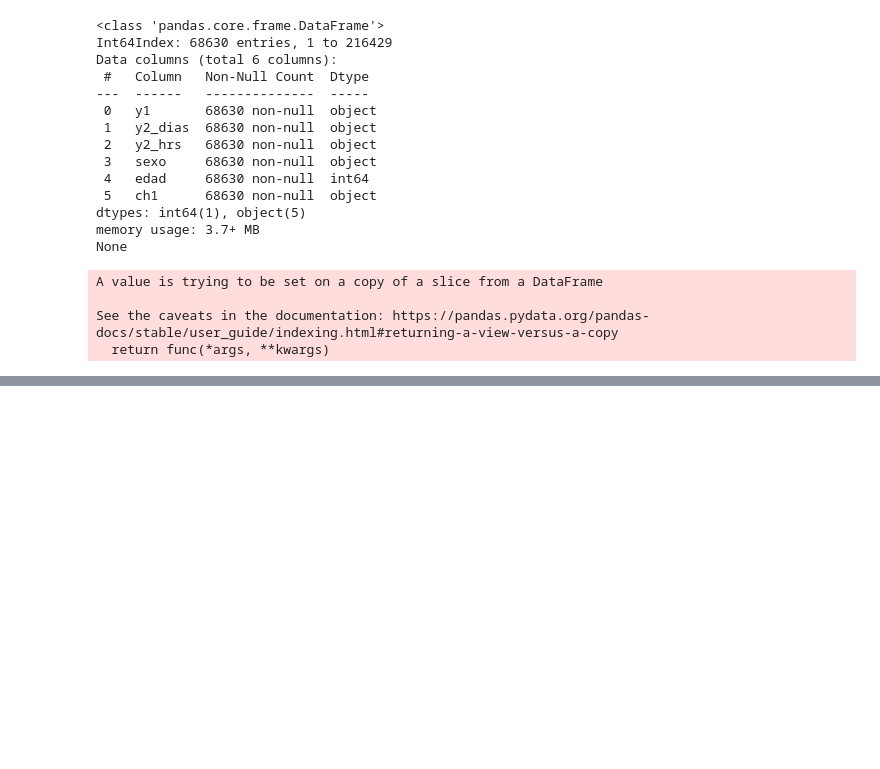
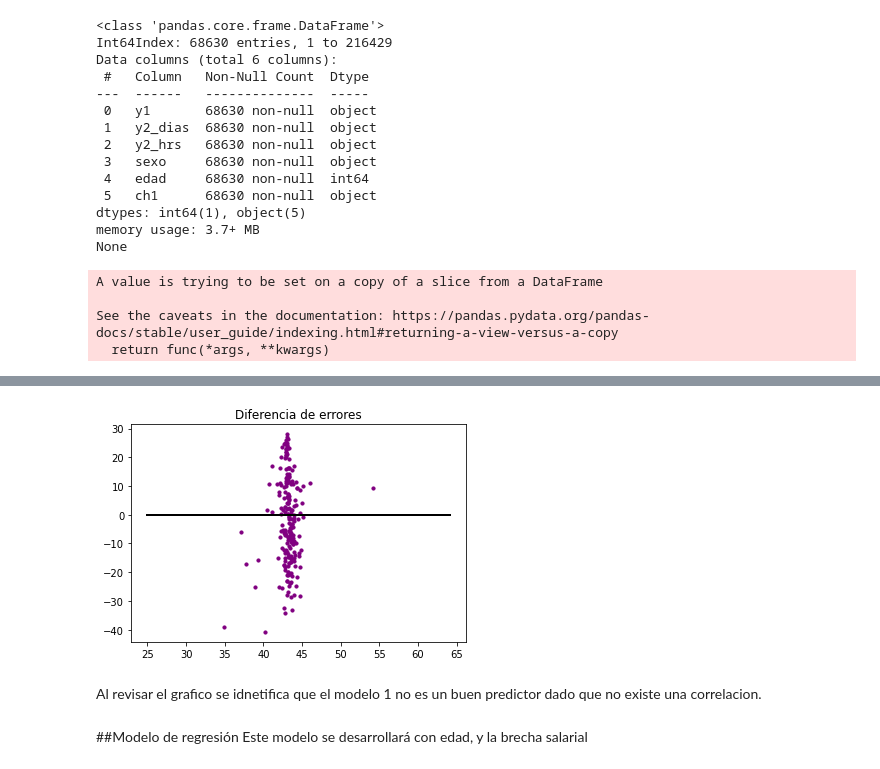
Before and after one commit to RodrigoLefin/Clase1_Diplomado25-04-2022, a Jupyter notebook: Prueba_recuperativa_python_herramientas_analisis.ipynb, the cells around one changed output, grey strips where cells are left out. Saved outputs shown, nothing was run; the diff lists cells and outputs as text; code cells hidden in the pictures; blank space fills up the shorter version.

```diff
--- a/Prueba_recuperativa_python_herramientas_analisis.ipynb
+++ b/Prueba_recuperativa_python_herramientas_analisis.ipynb
@@ -149,0 +493,8 @@ See the caveats in the documentation: https://pandas.pydata.org/pandas-docs/stab
+# %%
+x = dif_salarial.brecha_salarial
+y = dif_salarial.edad
+
+x = x.to_numpy().reshape((-1, 1))
+
+x_train, x_test, y_train, y_test = train_test_split(x, y, test_size=0.2, random_state=0)
+print(x_train[:])
@@ -149,0 +519,8 @@ See the caveats in the documentation: https://pandas.pydata.org/pandas-docs/stab
+# %%
+mod_1 = LinearRegression()
+
+mod_1.fit(x_train, y_train)
+r2 = mod_1.score(x_train, y_train)
+print("coeficiente de determinación : {} ".format(r2))
+print("interceptor: {} ".format(mod_1.intercept_))
+print("inclinacion: {} ".format(mod_1.coef_))
@@ -149,0 +536,7 @@ See the caveats in the documentation: https://pandas.pydata.org/pandas-docs/stab
+# %%
+predict_1 = mod_1.predict(x_test)
+print("Respuesta de predicción:\n {} ".format(predict_1))
+
+
+y_predic = mod_1.intercept_ + mod_1.coef_ * x_test
+print("respuesta de la prediccion:\n {}".format(y_predic))
@@ -149,0 +561,14 @@ See the caveats in the documentation: https://pandas.pydata.org/pandas-docs/stab
+# %%
+## grafico
+plt.scatter(predict_1, predict_1 - y_test, color = "purple", s = 10, label = 'Test data')
+## Línea horizontal
+plt.hlines(y = 0, xmin = min(predict_1)-10, xmax = max(predict_1)+10, linewidth = 2)
+plt.title("Diferencia de errores")
+plt.show()
+# %% [output]
+[figure, added]
+# %% [markdown]
+Al revisar el grafico se idnetifica que el modelo 1 no es un buen predictor dado que no existe una correlacion.
+# %% [markdown]
+##Modelo de regresión
+Este modelo se desarrollará con edad,  y la brecha salarial
```
Also changed, not shown: parts of 59 cells of this notebook.
